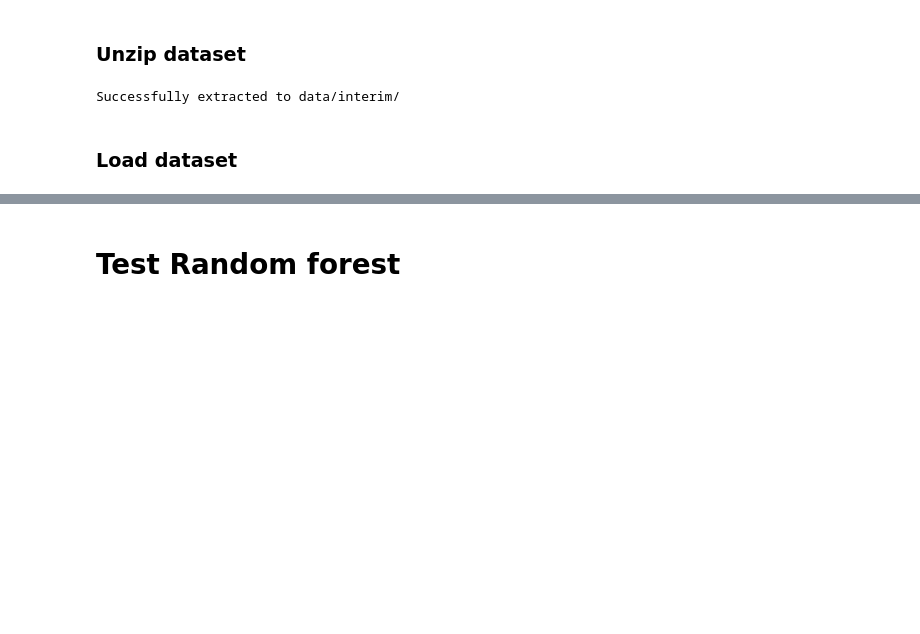
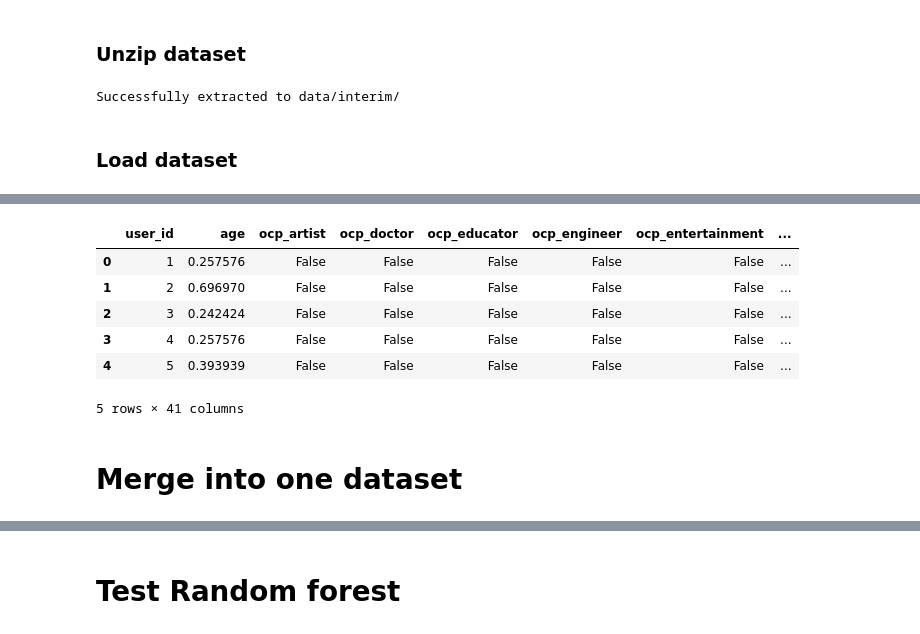
Before and after one commit to system205/PMLDL_Assignment2, a Jupyter notebook: notebooks/1.0-initial-data-exporation.ipynb, the cells around one changed output, grey strips where cells are left out. Cells and saved outputs as stored; diff of their text form; code cells hidden in the pictures; blank space fills up the shorter version.

```diff
--- a/notebooks/1.0-initial-data-exporation.ipynb
+++ b/notebooks/1.0-initial-data-exporation.ipynb
@@ -268,0 +204,2 @@ preprocessed[['year', 'month', 'gender_M', 'date']].head()
+# %%
+users_df['zip_code'] = users_df['zip_code'].apply(lambda x: x[0])
@@ -268,0 +208,7 @@ preprocessed[['year', 'month', 'gender_M', 'date']].head()
+# %%
+ratings_df['timestamp'] = pd.to_datetime(ratings_df['timestamp'], unit='s')
+ratings_df['year'] = ratings_df['timestamp'].dt.year
+ratings_df['month'] = ratings_df['timestamp'].dt.month
+ratings_df['day'] = ratings_df['timestamp'].dt.day
+
+ratings_df.drop(columns=['timestamp'], inplace=True)
@@ -268,0 +358,12 @@ preprocessed[['year', 'month', 'gender_M', 'date']].head()
+# %%
+users_df.head()
+# %% [output]
+|  | user_id | age | ocp_artist | ocp_doctor | ocp_educator | ocp_engineer | ocp_entertainment | ... |
+| 0 | 1 | 0.257576 | False | False | False | False | False | ... |
+| 1 | 2 | 0.696970 | False | False | False | False | False | ... |
+| 2 | 3 | 0.242424 | False | False | False | False | False | ... |
+| 3 | 4 | 0.257576 | False | False | False | False | False | ... |
+| 4 | 5 | 0.393939 | False | False | False | False | False | ... |
+5 rows × 41 columns
+# %% [markdown]
+# Merge into one dataset
```
Also changed, not shown: parts of 57 cells of this notebook.
